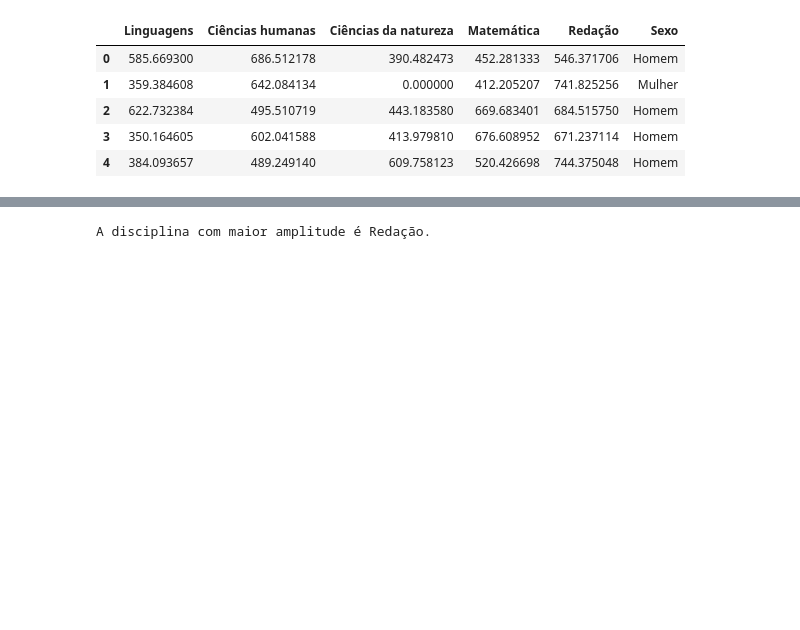
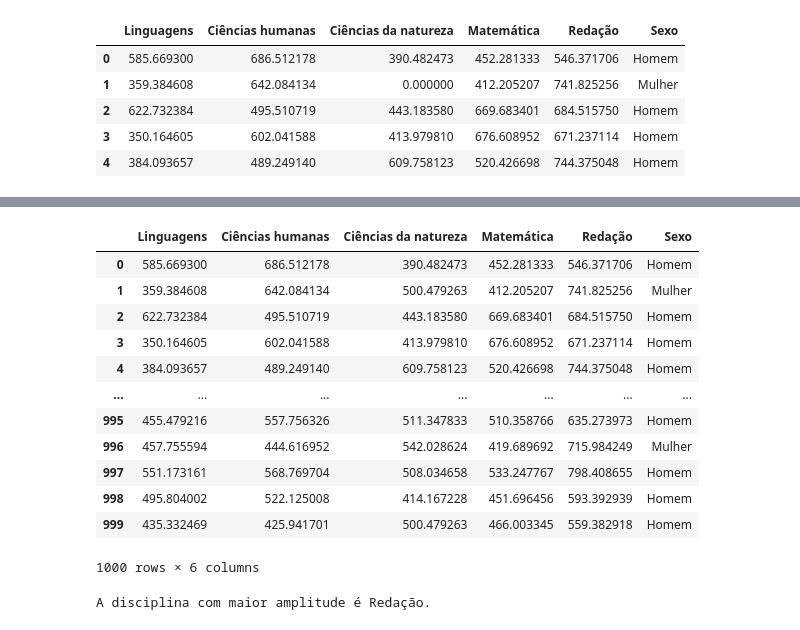
Before and after one commit to mariaelisascovino/Estatistica_python_frequencias_e_medidas, a Jupyter notebook: Frequências_e_Medidas.ipynb, the cells around one changed output, grey strips where cells are left out. Cells and saved outputs as stored; diff of their text form; code cells hidden in the pictures; blank space fills up the shorter version.

```diff
--- a/Frequências_e_Medidas.ipynb
+++ b/Frequências_e_Medidas.ipynb
@@ -94,3 +104,28 @@ df1.head()
+# %%
+# Criando DataFrame substituindo nulos pelo valor da mediana
+df_mediana = df.fillna({
+    'Redação': df['Redação'].median(),
+    'Matemática': df['Matemática'].median(),
+    'Linguagens': df['Linguagens'].median(),
+    'Ciências humanas': df['Ciências humanas'].median(),
+    'Ciências da natureza': df['Ciências da natureza'].median()
+})
+
+df_mediana
+# %% [output]
+|  | Linguagens | Ciências humanas | Ciências da natureza | Matemática | Redação | Sexo |
+| 0 | 585.669300 | 686.512178 | 390.482473 | 452.281333 | 546.371706 | Homem |
+| 1 | 359.384608 | 642.084134 | 500.479263 | 412.205207 | 741.825256 | Mulher |
+| 2 | 622.732384 | 495.510719 | 443.183580 | 669.683401 | 684.515750 | Homem |
+| 3 | 350.164605 | 602.041588 | 413.979810 | 676.608952 | 671.237114 | Homem |
+| 4 | 384.093657 | 489.249140 | 609.758123 | 520.426698 | 744.375048 | Homem |
+| ... | ... | ... | ... | ... | ... | ... |
+| 995 | 455.479216 | 557.756326 | 511.347833 | 510.358766 | 635.273973 | Homem |
+| 996 | 457.755594 | 444.616952 | 542.028624 | 419.689692 | 715.984249 | Mulher |
+| 997 | 551.173161 | 568.769704 | 508.034658 | 533.247767 | 798.408655 | Homem |
+| 998 | 495.804002 | 522.125008 | 414.167228 | 451.696456 | 593.392939 | Homem |
+| 999 | 435.332469 | 425.941701 | 500.479263 | 466.003345 | 559.382918 | Homem |
+1000 rows × 6 columns
 # %%
 # Calculando a amplitude das notas para as disciplinas selecionadas
 disciplinas = ['Linguagens', 'Ciências humanas', 'Ciências da natureza', 'Matemática', 'Redação']
```
Also changed, not shown: parts of 47 cells of this notebook.
